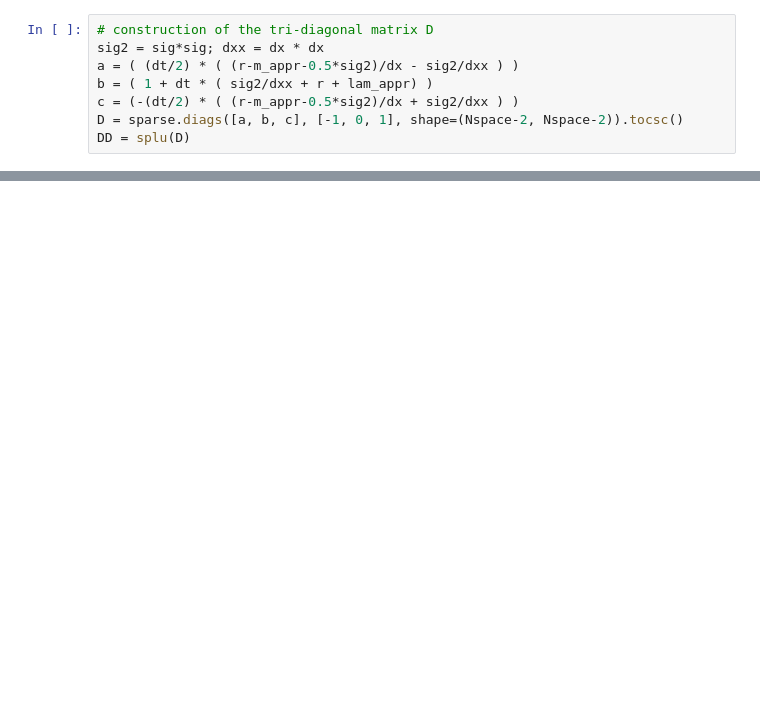
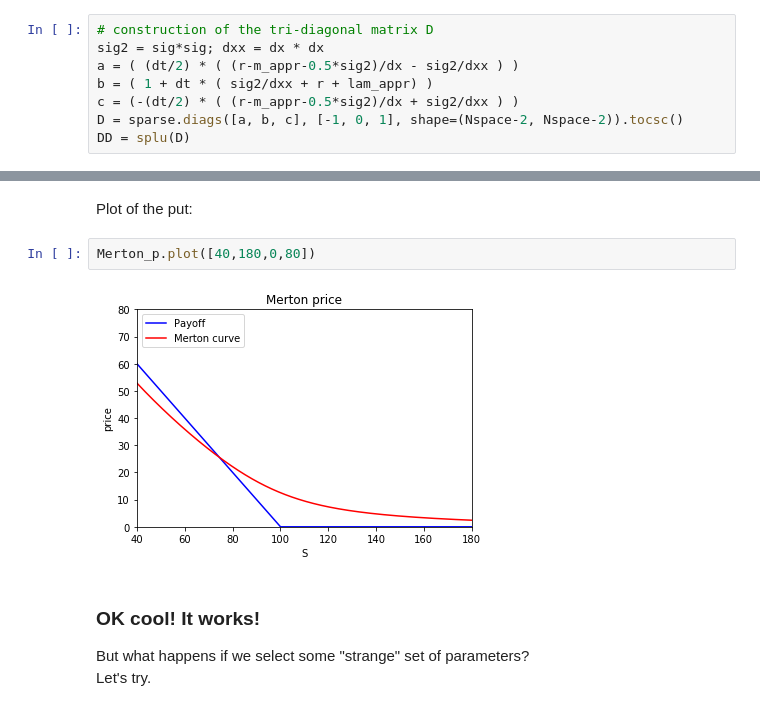
Before and after one commit to cantaro86/Financial-Models-Numerical-Methods, a Jupyter notebook: 3.1 Merton jump-diffusion, PIDE method.ipynb, the cells around one changed output, grey strips where cells are left out. Cells and saved outputs as stored; diff of their text form; blank space fills up the shorter version.

```diff
--- a/3.1 Merton jump-diffusion, PIDE method.ipynb
+++ b/3.1 Merton jump-diffusion, PIDE method.ipynb
@@ -303,0 +409,11 @@ Merton.PIDE_price((6000,3000), Time=True)
+# %% [markdown]
+Plot of the put:
+# %%
+Merton_p.plot([40,180,0,80])
+# %% [output]
+[figure, added]
+# %% [markdown]
+### OK cool! It works!
+
+But what happens if we select some "strange" set of parameters?
+Let's try.
```
Also changed, not shown: parts of 65 cells of this notebook, 17 other files.
